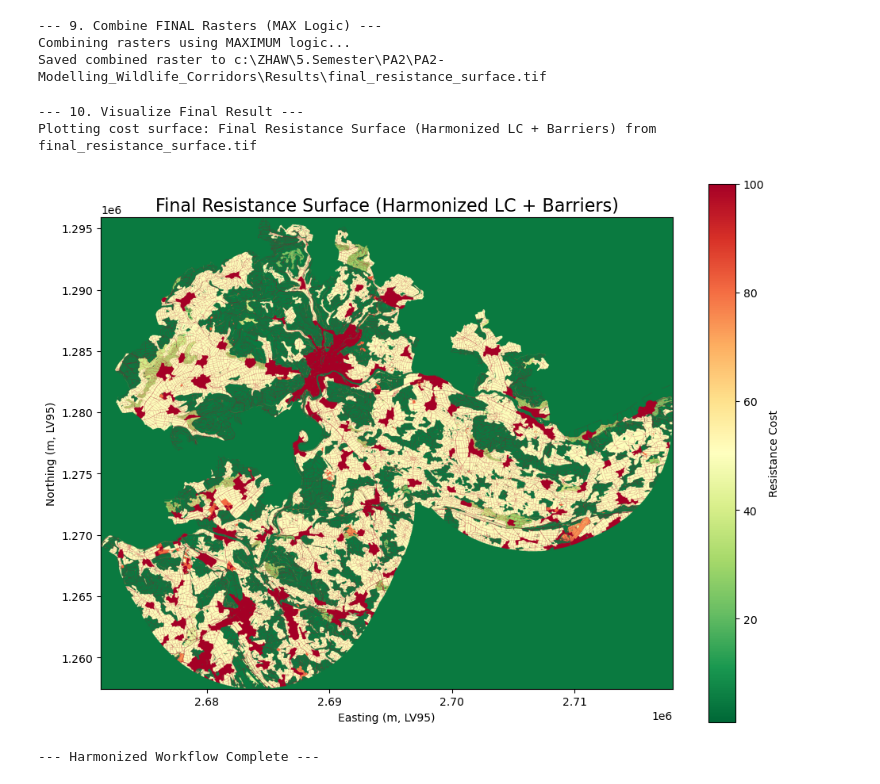
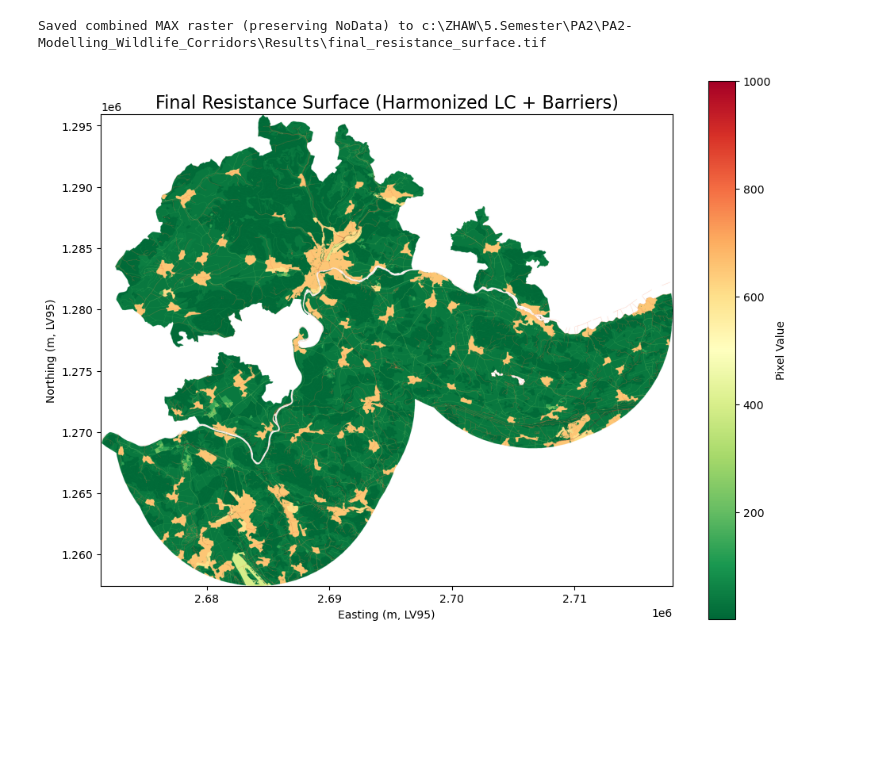
Before and after one commit to LukasBuchmann/PA2-Modelling_Wildlife_Corridors, a Jupyter notebook: Code/Files/cost_surface_model.ipynb, the cells around one changed output. Saved outputs shown, nothing was run; the diff lists cells and outputs as text; code cells hidden in the pictures; blank space fills up the shorter version.

Commit message:
finish_final_cost_surface_model

```diff
--- a/Code/Files/cost_surface_model.ipynb
+++ b/Code/Files/cost_surface_model.ipynb
@@ -212,30 +216,25 @@ Plotting raster layer: Harmonized Landcover Types from harmonized_landcover_type
 # %%
-print("\n--- 9. Combine FINAL Rasters (MAX Logic) ---")
+# --- Combine FINAL Rasters (MAX Logic) ---
 input_rasters_for_final = [
     HARMONIZED_TYPE_RASTER,
     WATER_BARRIER_RASTER,
     ROAD_BARRIER_RASTER
 ]
+
 valid_input_rasters = [p for p in input_rasters_for_final if os.path.exists(p)]
-# if len(valid_input_rasters) < len(input_rasters_for_final): print("Warning: Some intermediate rasters missing.")
 
 if valid_input_rasters:
-    gu.combine_rasters_max_logic(valid_input_rasters, FINAL_RASTER, min_valid_cost=MIN_VALID_COST)
+    gu.combine_rasters_max_logic(valid_input_rasters, FINAL_RASTER)
 else: print("Error: No valid intermediate rasters found to combine.")
 # %% [output]
---- 9. Combine FINAL Rasters (MAX Logic) ---
-Combining rasters using MAXIMUM logic...
-Saved combined raster to c:\ZHAW\5.Semester\PA2\PA2-Modelling_Wildlife_Corridors\Results\final_resistance_surface.tif
+Saved combined MAX raster (preserving NoData) to c:\ZHAW\5.Semester\PA2\PA2-Modelling_Wildlife_Corridors\Results\final_resistance_surface.tif
 # %%
 # --- Visualize Final Result ---
 
 gu.plot_raster_layer(FINAL_RASTER,
                      "Final Resistance Surface (Harmonized LC + Barriers)",
                      cmap='RdYlGn_r',
                      vmin=1,
-                     vmax=MAX_BARRIER_COST)
+                     vmax=1000)
 # %% [output]
---- 10. Visualize Final Result ---
-Plotting cost surface: Final Resistance Surface (Harmonized LC + Barriers) from final_resistance_surface.tif
-[figure, old version]
+[figure, new version]
---- Harmonized Workflow Complete ---
```
Also changed, not shown: parts of 17 cells of this notebook, 4 other files.
